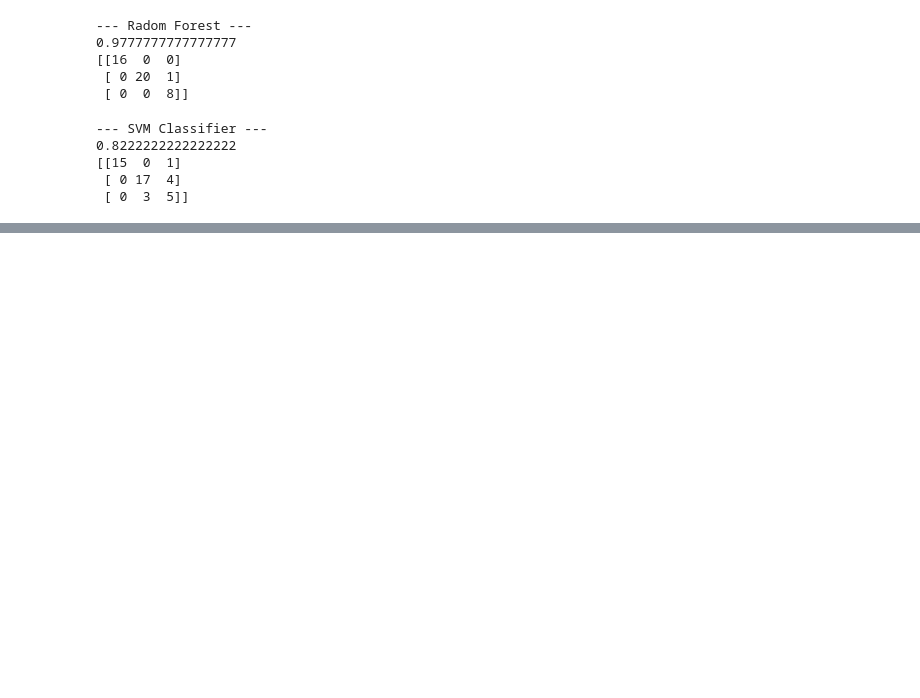
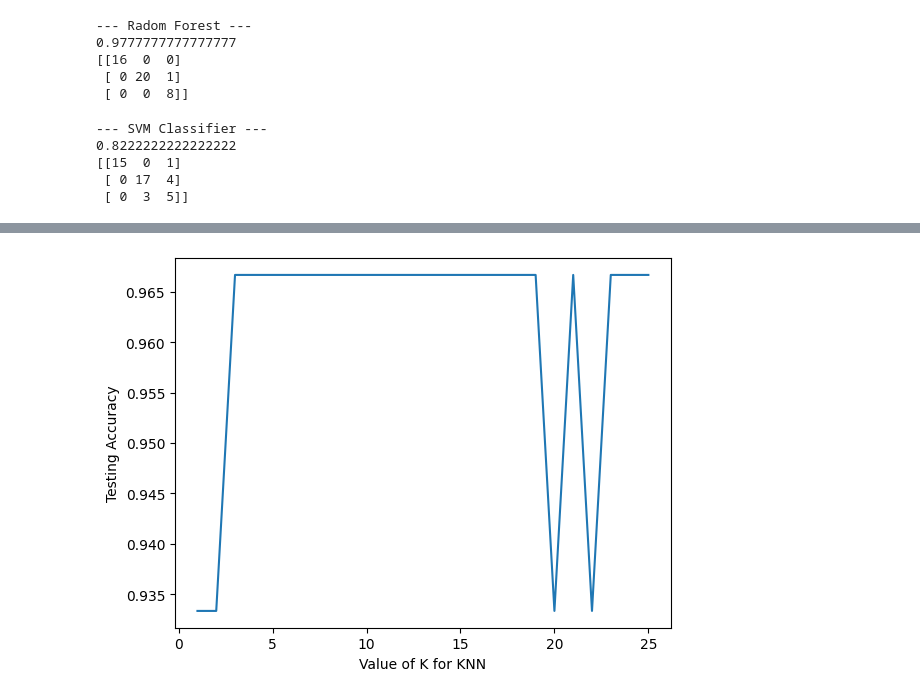
Before and after one commit to wooddang-gachon/gachon-AI, a Jupyter notebook: week3/WineClassifier.ipynb, the cells around one changed output, grey strips where cells are left out. Saved outputs shown, nothing was run; the diff lists cells and outputs as text; code cells hidden in the pictures; blank space fills up the shorter version.

```diff
--- a/week3/WineClassifier.ipynb
+++ b/week3/WineClassifier.ipynb
@@ -168,0 +169,23 @@ print (confusion_matrix(Y_test, predDecisionTreeClassifier))
+# %%
+from sklearn.neighbors import KNeighborsClassifier
+from sklearn import metrics
+import matplotlib.pyplot as plt
+
+# 1. K의 범위 설정 (예: 1부터 25까지)
+k_range = range(1, 26)
+scores = []
+
+# 2. 각 K값에 대해 모델 학습 및 검증
+for k in k_range:
+    knn = KNeighborsClassifier(n_neighbors=k)
+    knn.fit(X_train, Y_train)
+    Y_pred = knn.predict(X_test)
+    scores.append(metrics.accuracy_score(Y_test, Y_pred))
+
+# 3. 결과 시각화
+plt.plot(k_range, scores)
+plt.xlabel('Value of K for KNN')
+plt.ylabel('Testing Accuracy')
+plt.show()
+# %% [output]
+[figure, added]
```
Also changed, not shown: parts of 1 cell of this notebook, 3 other files.
